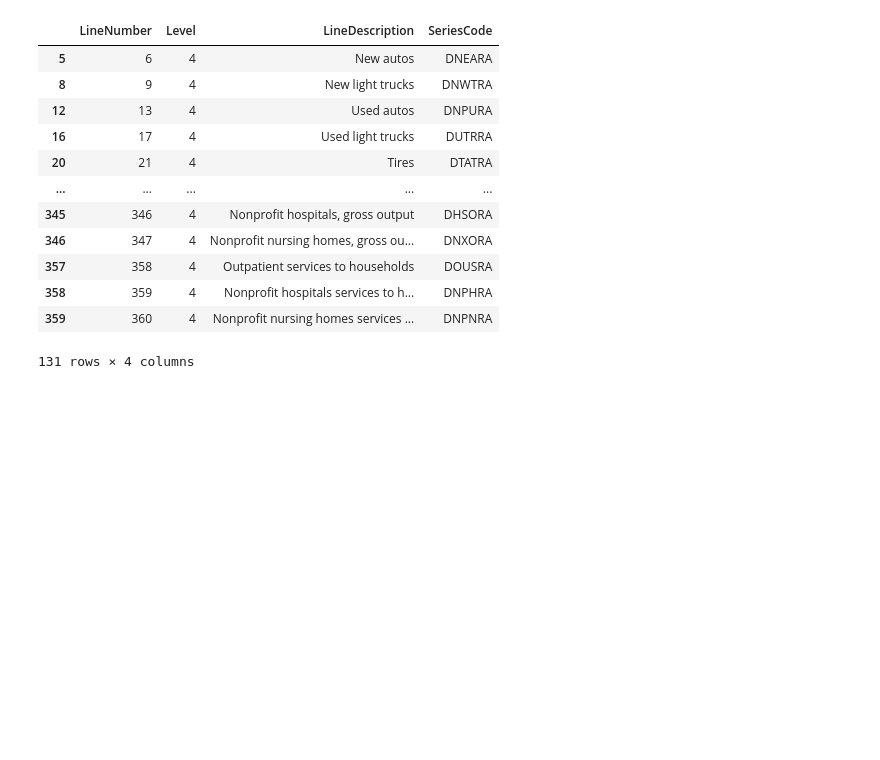
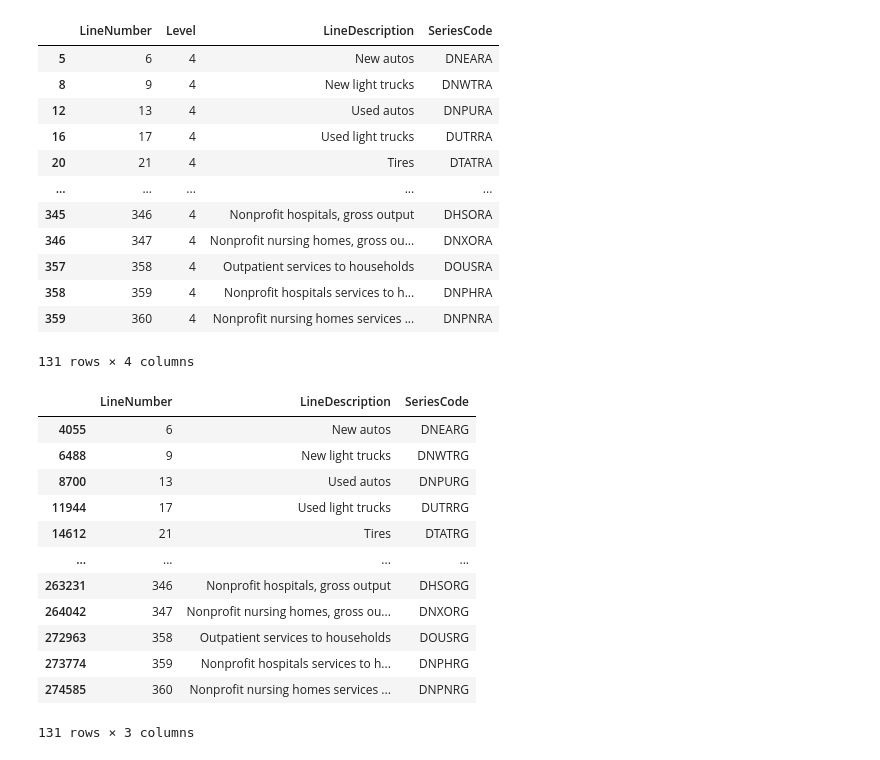
Before and after one commit to Lea-Gosselin/ismi-index, a Jupyter notebook: dataUS.ipynb, the cells around one changed output. Drawn from its saved outputs; the diff is of its cells as text; code cells hidden in the pictures; blank space fills up the shorter version.

```diff
--- a/dataUS.ipynb
+++ b/dataUS.ipynb
@@ -63,3 +58,20 @@ levelPce[levelPce["Level"]=="4"]
 | 358 | 359 | 4 | Nonprofit hospitals services to h... | DNPHRA |
 | 359 | 360 | 4 | Nonprofit nursing homes services ... | DNPNRA |
 131 rows × 4 columns
+# %%
+# How many components ? 2.4.4
+price_raw.loc[price_raw["LineNumber"].isin(levelPce.loc[levelPce["Level"]==niv, "LineNumber"]), ["LineNumber","LineDescription","SeriesCode"]].drop_duplicates()
+# %% [output]
+|  | LineNumber | LineDescription | SeriesCode |
+| 4055 | 6 | New autos | DNEARG |
+| 6488 | 9 | New light trucks | DNWTRG |
+| 8700 | 13 | Used autos | DNPURG |
+| 11944 | 17 | Used light trucks | DUTRRG |
+| 14612 | 21 | Tires | DTATRG |
+| ... | ... | ... | ... |
+| 263231 | 346 | Nonprofit hospitals, gross output | DHSORG |
+| 264042 | 347 | Nonprofit nursing homes, gross ou... | DNXORG |
+| 272963 | 358 | Outpatient services to households | DOUSRG |
+| 273774 | 359 | Nonprofit hospitals services to h... | DNPHRG |
+| 274585 | 360 | Nonprofit nursing homes services ... | DNPNRG |
+131 rows × 3 columns
```
Also changed, not shown: parts of 14 cells of this notebook, 6 other files.
